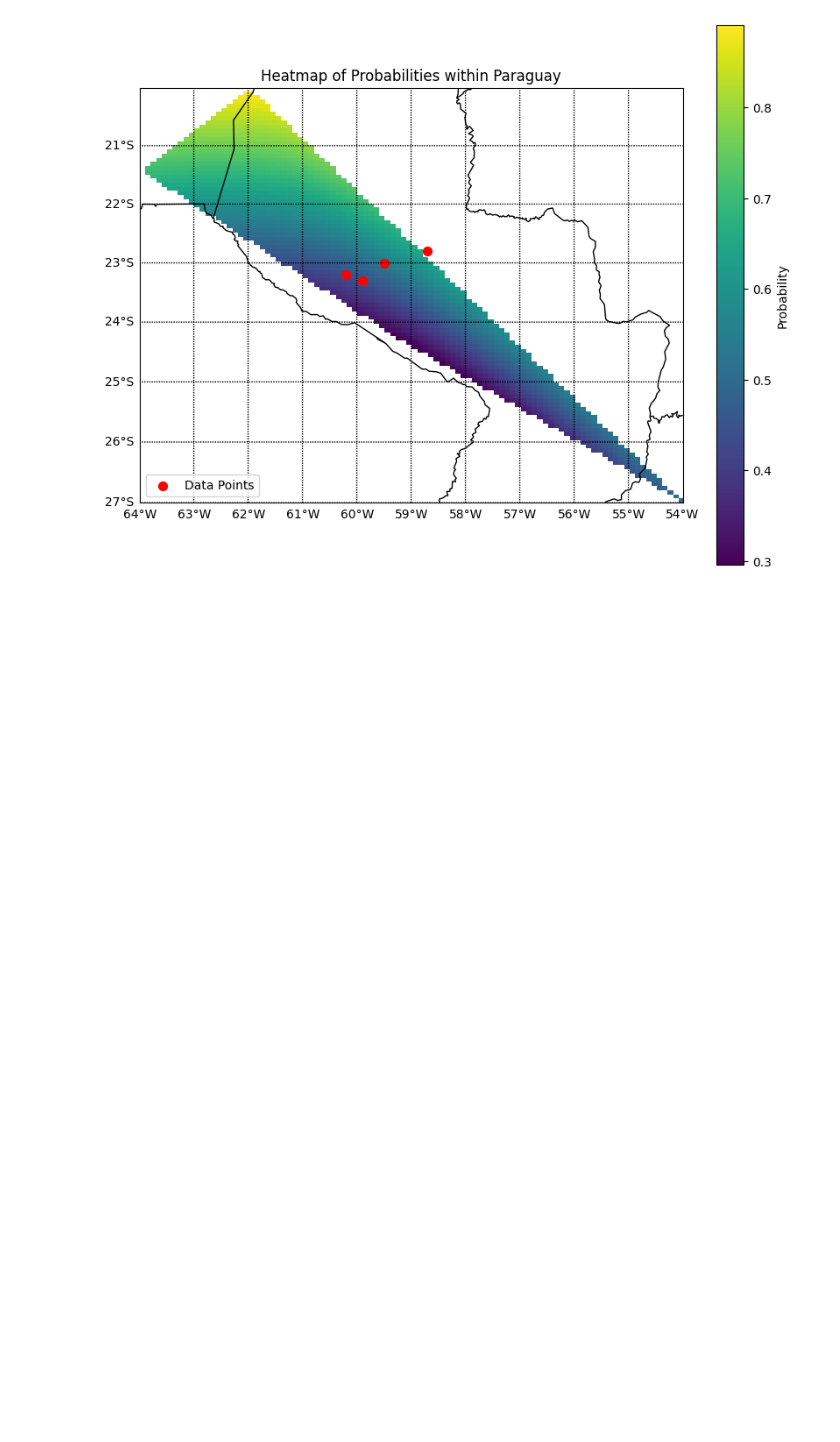
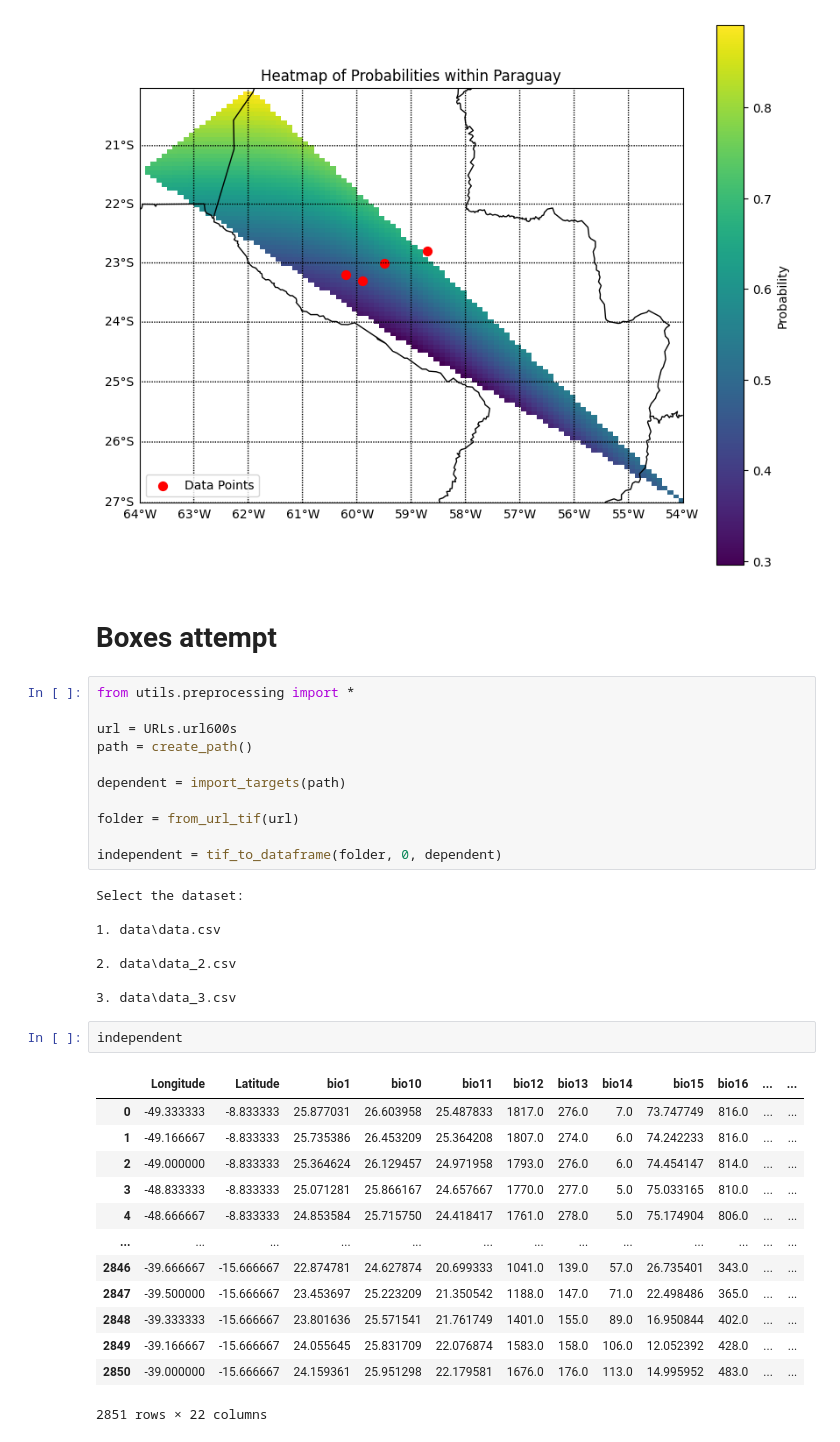
Before and after one commit to Jorgedavyd/PDG, a Jupyter notebook: preprocessing_runs.ipynb, the cells around one changed output. Saved outputs shown, nothing was run; the diff lists cells and outputs as text; blank space fills up the shorter version.

```diff
--- a/preprocessing_runs.ipynb
+++ b/preprocessing_runs.ipynb
@@ -518,3 +518,40 @@ plt.legend()
 plt.show()
 # %% [output]
 [figure]
+# %% [markdown]
+# Boxes attempt
+# %%
+from utils.preprocessing import *
+
+url = URLs.url600s
+path = create_path()
+
+dependent = import_targets(path)
+
+folder = from_url_tif(url)
+
+independent = tif_to_dataframe(folder, 0, dependent)
+# %% [output]
+Select the dataset:
+
+1. data\data.csv
+
+2. data\data_2.csv
+
+3. data\data_3.csv
+# %%
+independent
+# %% [output]
+|  | Longitude | Latitude | bio1 | bio10 | bio11 | bio12 | bio13 | bio14 | bio15 | bio16 | ... | ... |
+| 0 | -49.333333 | -8.833333 | 25.877031 | 26.603958 | 25.487833 | 1817.0 | 276.0 | 7.0 | 73.747749 | 816.0 | ... | ... |
+| 1 | -49.166667 | -8.833333 | 25.735386 | 26.453209 | 25.364208 | 1807.0 | 274.0 | 6.0 | 74.242233 | 816.0 | ... | ... |
+| 2 | -49.000000 | -8.833333 | 25.364624 | 26.129457 | 24.971958 | 1793.0 | 276.0 | 6.0 | 74.454147 | 814.0 | ... | ... |
+| 3 | -48.833333 | -8.833333 | 25.071281 | 25.866167 | 24.657667 | 1770.0 | 277.0 | 5.0 | 75.033165 | 810.0 | ... | ... |
+| 4 | -48.666667 | -8.833333 | 24.853584 | 25.715750 | 24.418417 | 1761.0 | 278.0 | 5.0 | 75.174904 | 806.0 | ... | ... |
+| ... | ... | ... | ... | ... | ... | ... | ... | ... | ... | ... | ... | ... |
+| 2846 | -39.666667 | -15.666667 | 22.874781 | 24.627874 | 20.699333 | 1041.0 | 139.0 | 57.0 | 26.735401 | 343.0 | ... | ... |
+| 2847 | -39.500000 | -15.666667 | 23.453697 | 25.223209 | 21.350542 | 1188.0 | 147.0 | 71.0 | 22.498486 | 365.0 | ... | ... |
+| 2848 | -39.333333 | -15.666667 | 23.801636 | 25.571541 | 21.761749 | 1401.0 | 155.0 | 89.0 | 16.950844 | 402.0 | ... | ... |
+| 2849 | -39.166667 | -15.666667 | 24.055645 | 25.831709 | 22.076874 | 1583.0 | 158.0 | 106.0 | 12.052392 | 428.0 | ... | ... |
+| 2850 | -39.000000 | -15.666667 | 24.159361 | 25.951298 | 22.179581 | 1676.0 | 176.0 | 113.0 | 14.995952 | 483.0 | ... | ... |
+2851 rows × 22 columns
```
Also changed, not shown: parts of 5 cells of this notebook, 6 other files.
